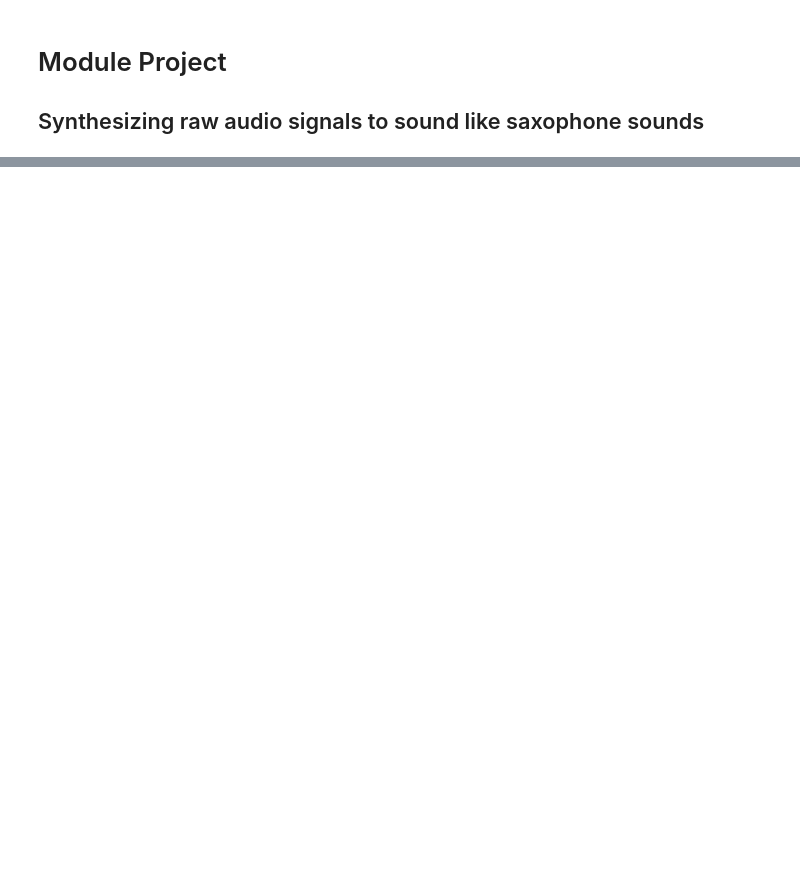
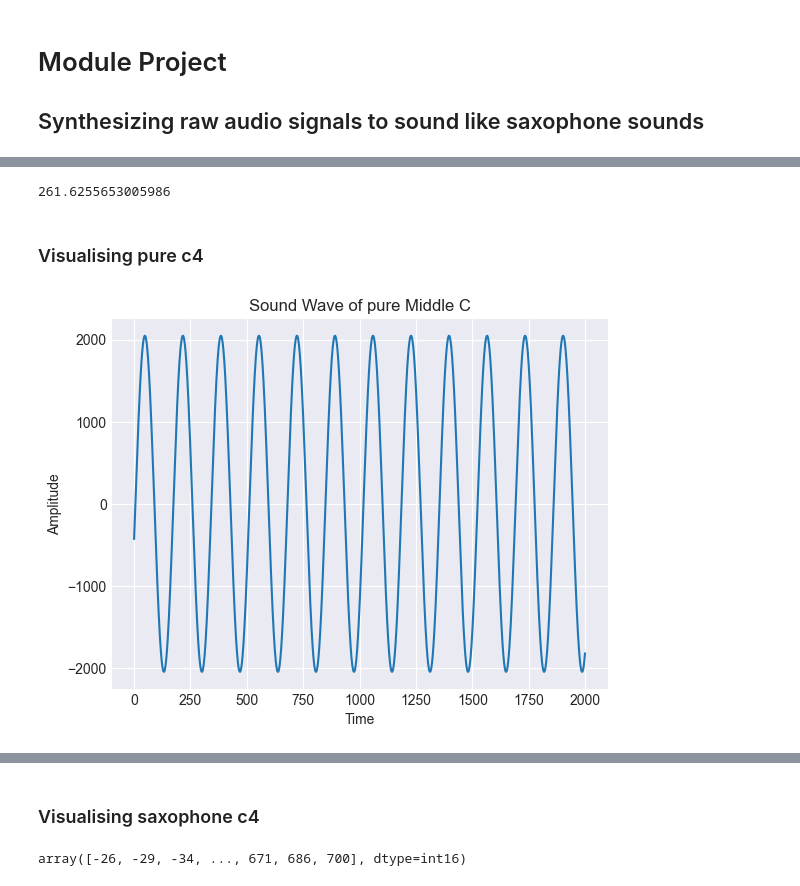
Before and after one commit to boriakinola01/Speech_Audio, a Jupyter notebook: Analysis.ipynb, the cells around one changed output, grey strips where cells are left out. Saved outputs shown, nothing was run; the diff lists cells and outputs as text; code cells hidden in the pictures; blank space fills up the shorter version.

```diff
--- a/Analysis.ipynb
+++ b/Analysis.ipynb
@@ -37,4 +38,20 @@ frequency = note_freqs['C4']
 # Pure sine wave
 sine_wave = get_sine_wave(frequency, duration=2, amplitude=2048)
 wavfile.write('data/pure_c.wav', rate=44100, data=sine_wave.astype(np.int16))
+# %%
+print(frequency)
+# %% [output]
+261.6255653005986
+# %% [markdown]
+### Visualising pure c4
+# %%
+sample_rate, middle_c = wavfile.read('data/pure_c.wav')
+# %%
+plt.plot(middle_c[500:2500])
+plt.xlabel('Time')
+plt.ylabel('Amplitude')
+plt.title('Sound Wave of pure Middle C')
+plt.grid()
+# %% [output]
+[figure, added]
 # %%
@@ -42,2 +59,4 @@ ipd.Audio(sine_wave, rate=44100, normalize=True)
 # %% [output]
 [interactive output not drawn]
+# %% [markdown]
+### Visualising saxophone c4
@@ -43,0 +65,4 @@ ipd.Audio(sine_wave, rate=44100, normalize=True)
+# %%
+sax_middle_c
+# %% [output]
+array([-26, -29, -34, ..., 671, 686, 700], dtype=int16)
```
Also changed, not shown: parts of 18 cells of this notebook, 7 other files.
